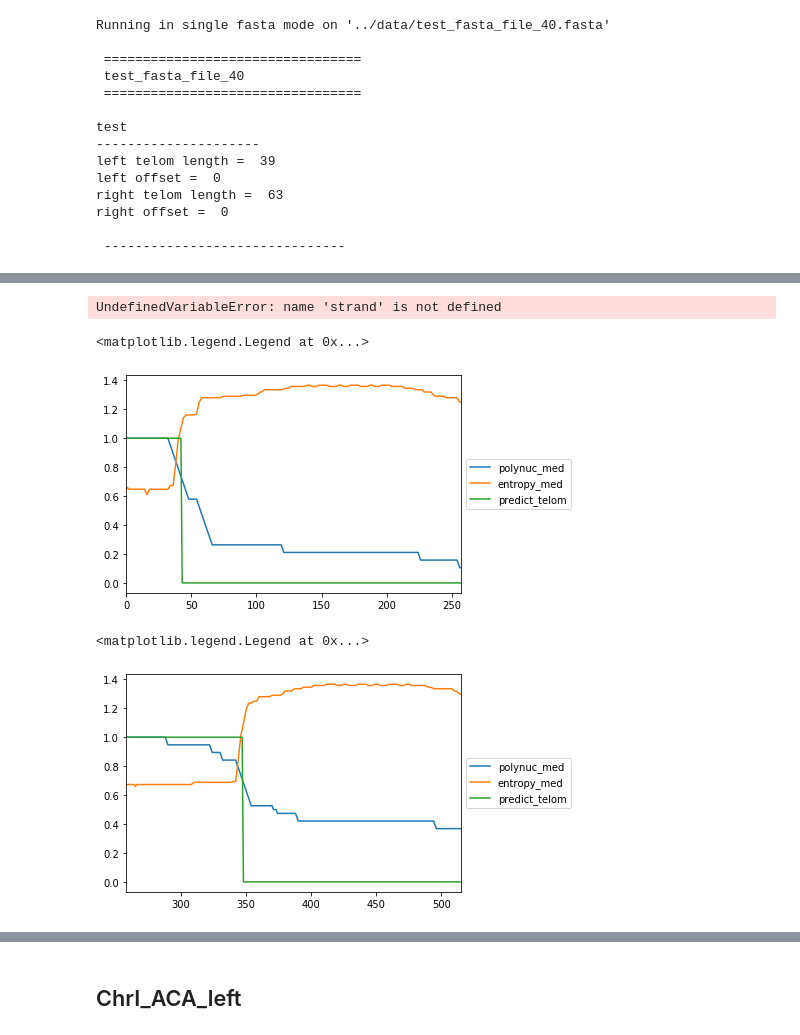
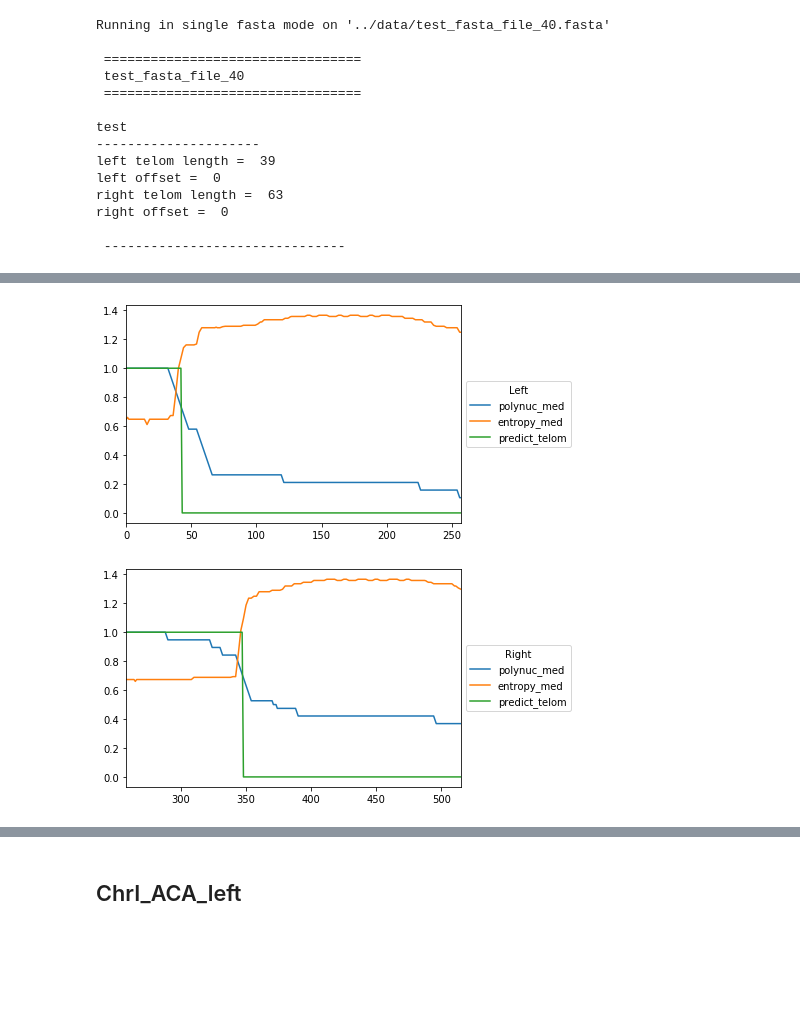
Before and after one commit to GillesFischerSorbonne/telofinder, a Jupyter notebook: telofinder/python_script/analyse_telom_testing.ipynb, the cells around one changed output, grey strips where cells are left out. Cells and saved outputs as stored; diff of their text form; code cells hidden in the pictures; blank space fills up the shorter version.

Commit message:
Add plotting function + identification of telomere intervals

```diff
--- a/telofinder/python_script/analyse_telom_testing.ipynb
+++ b/telofinder/python_script/analyse_telom_testing.ipynb
@@ -57,7 +57,7 @@ seq_df_utg84.loc["utg84", "utg84"].loc[0:3000, ["polynuc_med", "entropy_med", "p
 ## test_fasta_file_40
 # %%
 #seq_df = atl.run_telofinder("../data/test.telo.blocks.fasta")
-seq_df_test = atl.run_telofinder("../data/test_fasta_file_40.fasta", 0.7, 1.1)
+seq_df_test = atl.run_telofinder("../data/test_fasta_file_40.fasta", 0.7, 1.1).reset_index()
 # %% [output]
 Running in single fasta mode on '../data/test_fasta_file_40.fasta'
 
@@ -73,5 +73,3 @@ right telom length =  63
 right offset =  0
 
  -------------------------------
-# %%
-seq_df_test = seq_df_test.reset_index()
@@ -78,14 +96,5 @@ seq_df_test = seq_df_test.reset_index()
 # %%
-atl.plot_telom(seq_df_test, "Left")
+atl.plot_telom(seq_df_test)
 # %% [output]
-UndefinedVariableError: name 'strand' is not defined
+[figure, added]
+[figure, added]
-# %%
-seq_df_test.query("level_3=='Left'").loc[:, ["polynuc_med", "entropy_med", "predict_telom"]].plot().legend(loc='center left', bbox_to_anchor=(1, 0.5))
-# %% [output]
-<matplotlib.legend.Legend at 0x...>
-[figure, removed]
-# %%
-seq_df_test.sort_values("level_2").query("level_3=='Right'").loc[:, ["polynuc_med", "entropy_med", "predict_telom"]].plot().legend(loc='center left', bbox_to_anchor=(1, 0.5))
-# %% [output]
-<matplotlib.legend.Legend at 0x...>
-[figure, removed]
```
Also changed, not shown: parts of 2 cells of this notebook, 1 other file.
